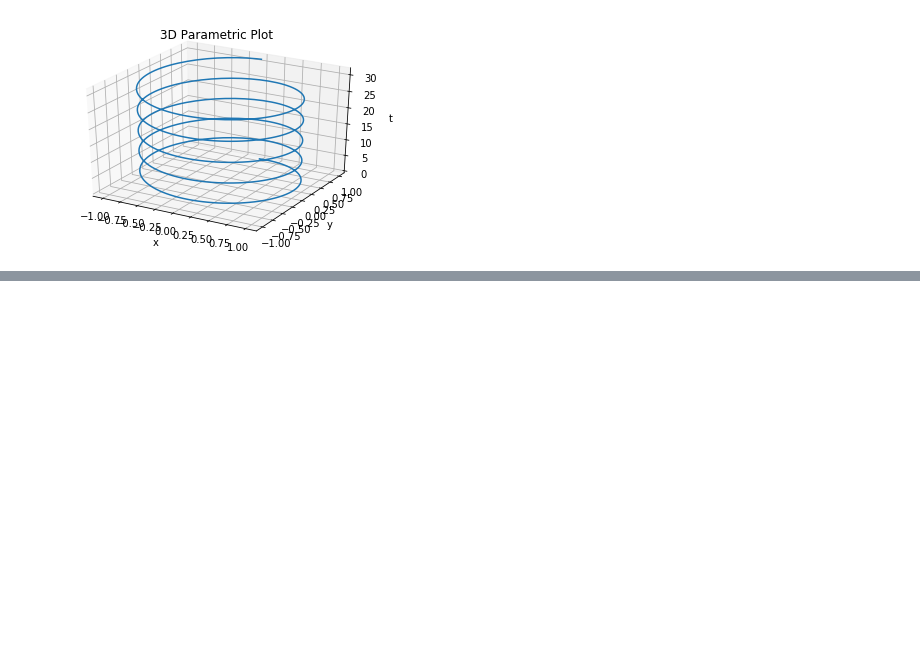
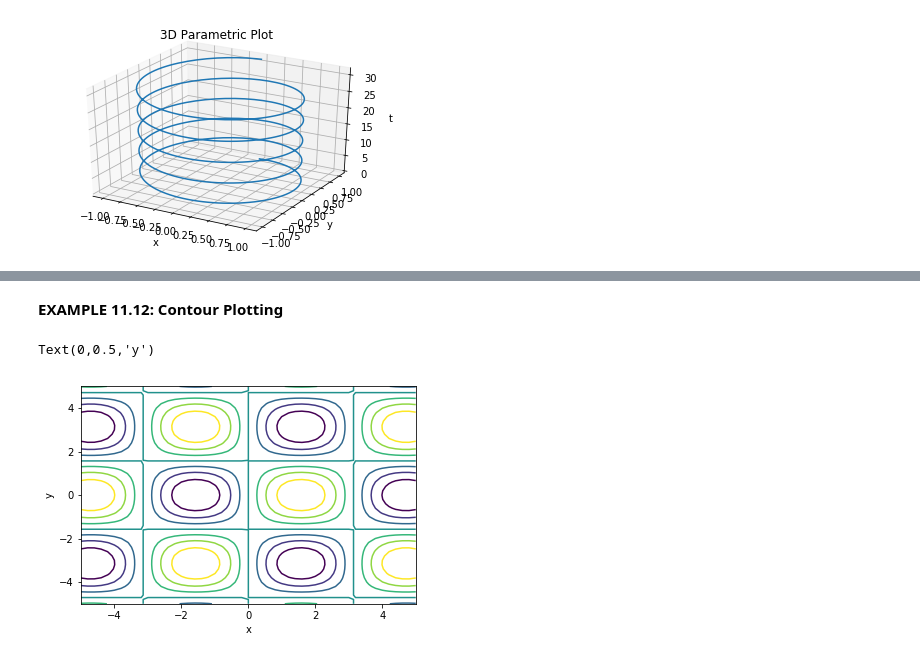
Before and after one commit to qingkaikong/E7-Textbook, a Jupyter notebook: codes/chapter11.02-3D-plotting.ipynb, the cells around one changed output, grey strips where cells are left out. Drawn from its saved outputs; the diff is of its cells as text; code cells hidden in the pictures; blank space fills up the shorter version.

```diff
--- a/codes/chapter11.02-3D-plotting.ipynb
+++ b/codes/chapter11.02-3D-plotting.ipynb
@@ -38,0 +92,19 @@ Text(0.5,0,'t')
+# %% [markdown]
+__EXAMPLE 11.12: Contour Plotting__
+# %%
+import numpy as np
+import matplotlib.pyplot as plt
+from math import pi
+from mpl_toolkits import mplot3d
+
+xdata = np.arange(-5, 5.2, 0.2)
+ydata = np.arange(-5, 5.2, 0.2)
+[X, Y] = np.meshgrid(xdata, ydata)
+Z = np.sin(X) * np.cos(Y)
+
+plt.contour(X, Y, Z)
+plt.xlabel('x')
+plt.ylabel('y')
+# %% [output]
+Text(0,0.5,'y')
+[figure, added]
```
Also changed, not shown: parts of 11 cells of this notebook.
